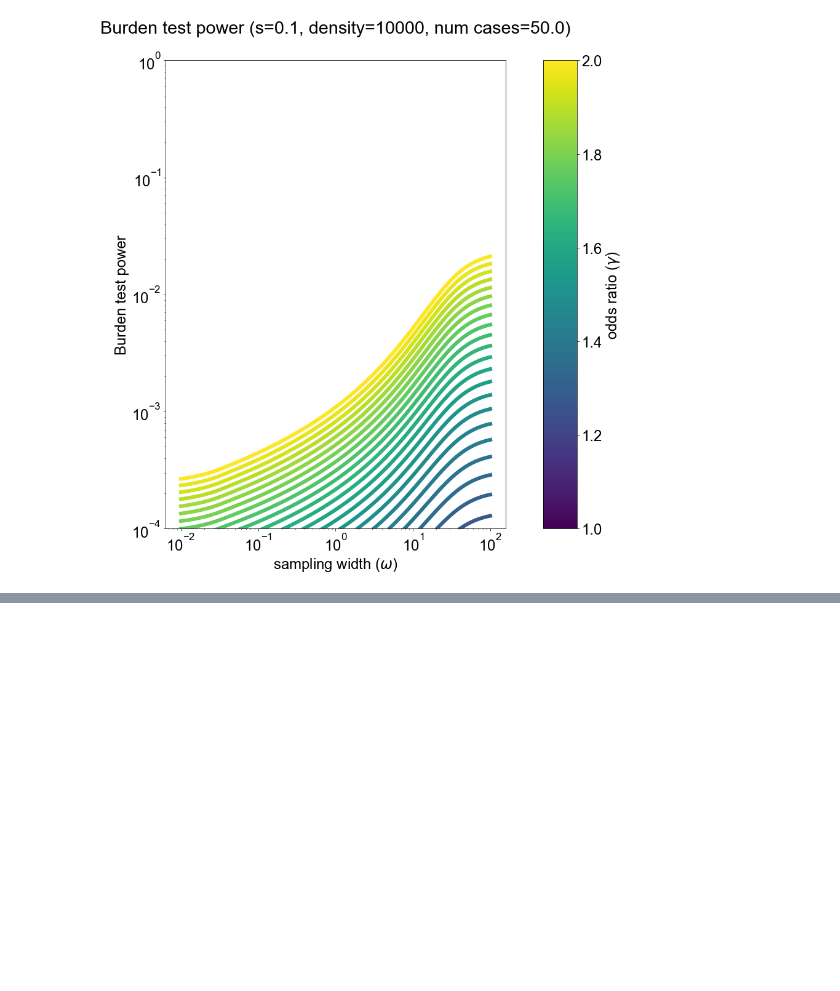
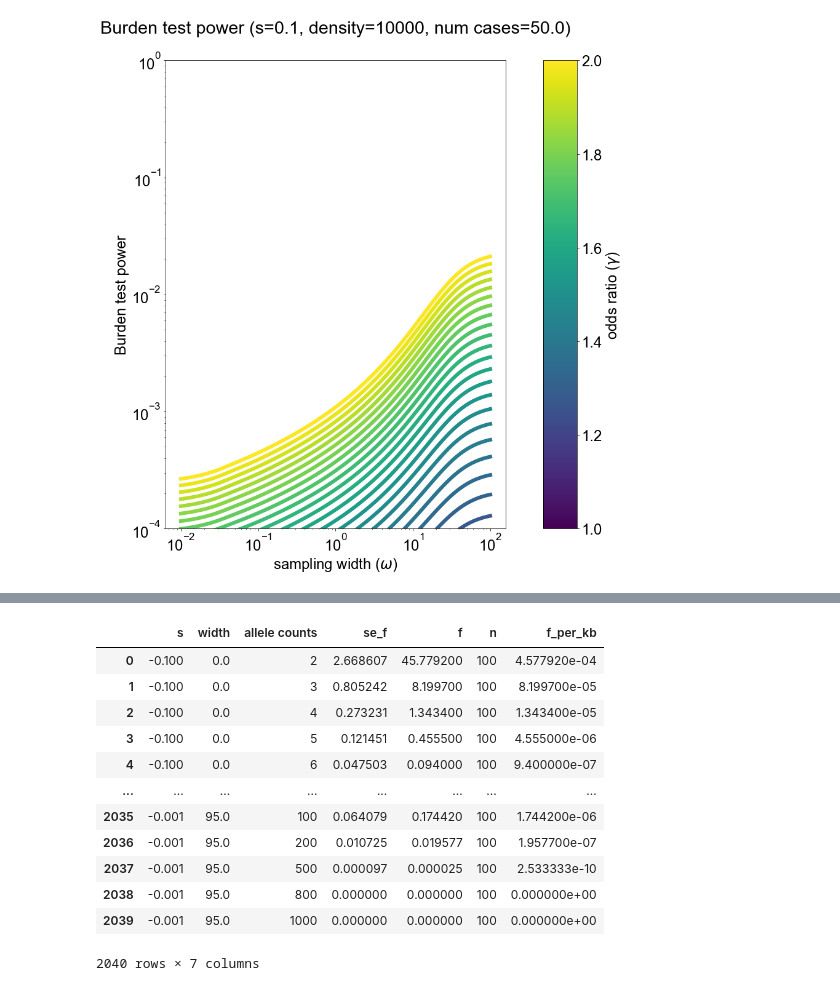
Before and after one commit to dp-rice/spatial-sfs, a Jupyter notebook: theory/plots_all_20230711.ipynb, the cells around one changed output, grey strips where cells are left out. Drawn from its saved outputs; the diff is of its cells as text; code cells hidden in the pictures; blank space fills up the shorter version.

```diff
--- a/theory/plots_all_20230711.ipynb
+++ b/theory/plots_all_20230711.ipynb
@@ -535,0 +536,16 @@ plt.savefig(save_dir+"slim_sims_withtheory.pdf")
+# %%
+slim_data
+# %% [output]
+|  | s | width | allele counts | se_f | f | n | f_per_kb |
+| 0 | -0.100 | 0.0 | 2 | 2.668607 | 45.779200 | 100 | 4.577920e-04 |
+| 1 | -0.100 | 0.0 | 3 | 0.805242 | 8.199700 | 100 | 8.199700e-05 |
+| 2 | -0.100 | 0.0 | 4 | 0.273231 | 1.343400 | 100 | 1.343400e-05 |
+| 3 | -0.100 | 0.0 | 5 | 0.121451 | 0.455500 | 100 | 4.555000e-06 |
+| 4 | -0.100 | 0.0 | 6 | 0.047503 | 0.094000 | 100 | 9.400000e-07 |
+| ... | ... | ... | ... | ... | ... | ... | ... |
+| 2035 | -0.001 | 95.0 | 100 | 0.064079 | 0.174420 | 100 | 1.744200e-06 |
+| 2036 | -0.001 | 95.0 | 200 | 0.010725 | 0.019577 | 100 | 1.957700e-07 |
+| 2037 | -0.001 | 95.0 | 500 | 0.000097 | 0.000025 | 100 | 2.533333e-10 |
+| 2038 | -0.001 | 95.0 | 800 | 0.000000 | 0.000000 | 100 | 0.000000e+00 |
+| 2039 | -0.001 | 95.0 | 1000 | 0.000000 | 0.000000 | 100 | 0.000000e+00 |
+2040 rows × 7 columns
```
Also changed, not shown: parts of 1 cell of this notebook, 1 other file.
